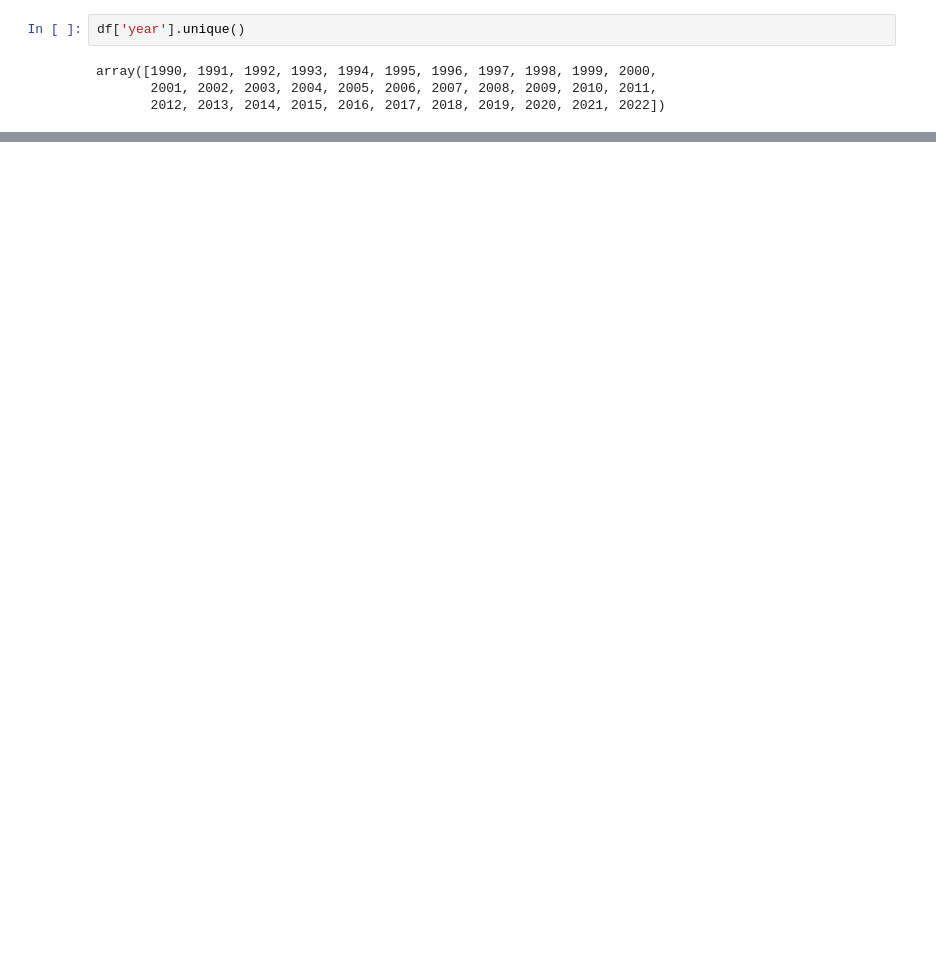
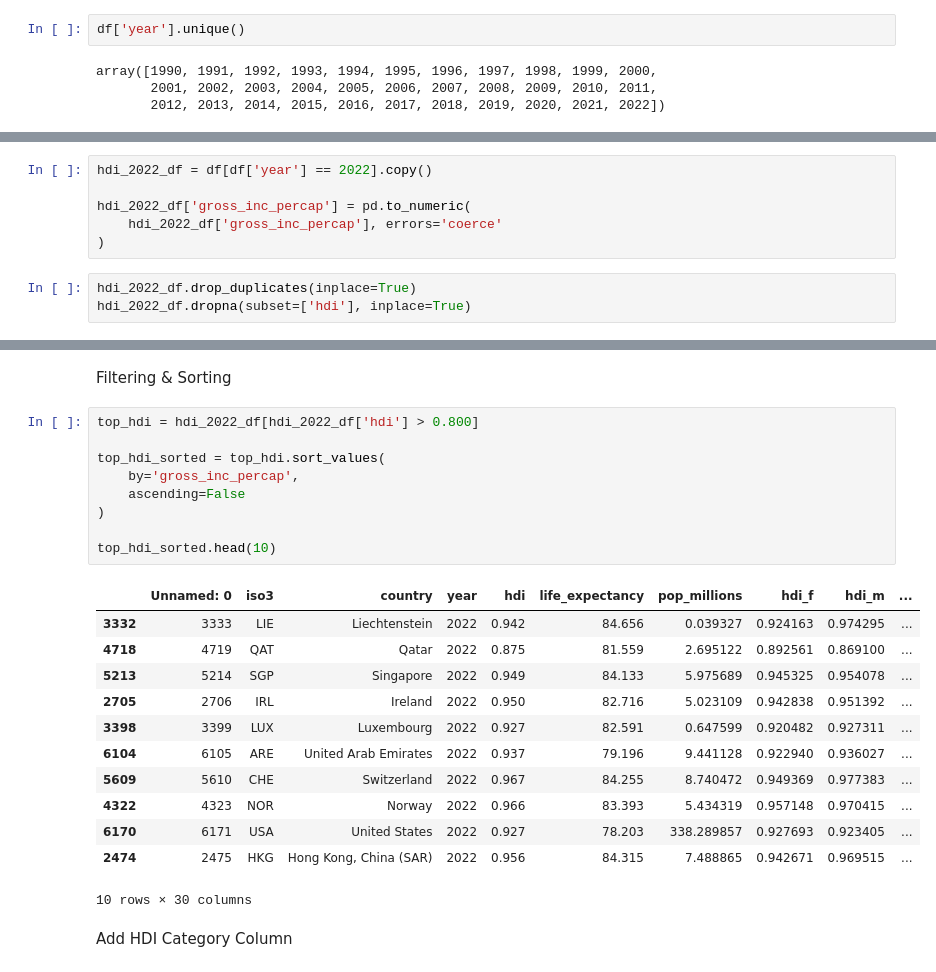
Before and after one commit to np03cs4a240010-collab/Ai, a Jupyter notebook: WLVID_dilliramankhadka.ipynb, the cells around one changed output, grey strips where cells are left out. Drawn from its saved outputs; the diff is of its cells as text; blank space fills up the shorter version.

```diff
--- a/WLVID_dilliramankhadka.ipynb
+++ b/WLVID_dilliramankhadka.ipynb
@@ -30,0 +93,9 @@ hdi_2022_df = df[df['year'] == 2022]
+# %%
+hdi_2022_df = df[df['year'] == 2022].copy()
+
+hdi_2022_df['gross_inc_percap'] = pd.to_numeric(
+    hdi_2022_df['gross_inc_percap'], errors='coerce'
+)
+# %%
+hdi_2022_df.drop_duplicates(inplace=True)
+hdi_2022_df.dropna(subset=['hdi'], inplace=True)
@@ -30,0 +122,26 @@ hdi_2022_df = df[df['year'] == 2022]
+# %% [markdown]
+Filtering & Sorting
+# %%
+top_hdi = hdi_2022_df[hdi_2022_df['hdi'] > 0.800]
+
+top_hdi_sorted = top_hdi.sort_values(
+    by='gross_inc_percap',
+    ascending=False
+)
+
+top_hdi_sorted.head(10)
+# %% [output]
+|  | Unnamed: 0 | iso3 | country | year | hdi | life_expectancy | pop_millions | hdi_f | hdi_m | ... |
+| 3332 | 3333 | LIE | Liechtenstein | 2022 | 0.942 | 84.656 | 0.039327 | 0.924163 | 0.974295 | ... |
+| 4718 | 4719 | QAT | Qatar | 2022 | 0.875 | 81.559 | 2.695122 | 0.892561 | 0.869100 | ... |
+| 5213 | 5214 | SGP | Singapore | 2022 | 0.949 | 84.133 | 5.975689 | 0.945325 | 0.954078 | ... |
+| 2705 | 2706 | IRL | Ireland | 2022 | 0.950 | 82.716 | 5.023109 | 0.942838 | 0.951392 | ... |
+| 3398 | 3399 | LUX | Luxembourg | 2022 | 0.927 | 82.591 | 0.647599 | 0.920482 | 0.927311 | ... |
+| 6104 | 6105 | ARE | United Arab Emirates | 2022 | 0.937 | 79.196 | 9.441128 | 0.922940 | 0.936027 | ... |
+| 5609 | 5610 | CHE | Switzerland | 2022 | 0.967 | 84.255 | 8.740472 | 0.949369 | 0.977383 | ... |
+| 4322 | 4323 | NOR | Norway | 2022 | 0.966 | 83.393 | 5.434319 | 0.957148 | 0.970415 | ... |
+| 6170 | 6171 | USA | United States | 2022 | 0.927 | 78.203 | 338.289857 | 0.927693 | 0.923405 | ... |
+| 2474 | 2475 | HKG | Hong Kong, China (SAR) | 2022 | 0.956 | 84.315 | 7.488865 | 0.942671 | 0.969515 | ... |
+10 rows × 30 columns
+# %% [markdown]
+Add HDI Category Column
```
Also changed, not shown: parts of 48 cells of this notebook.
